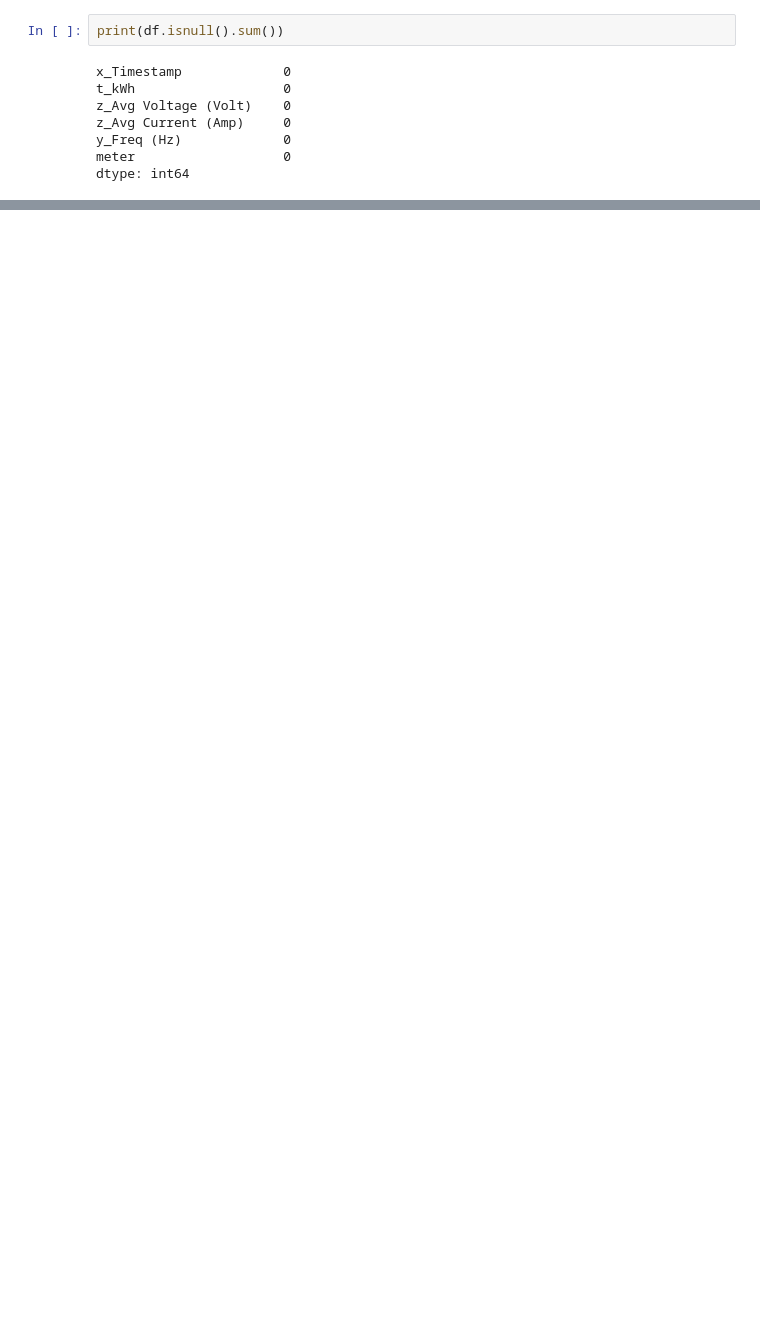
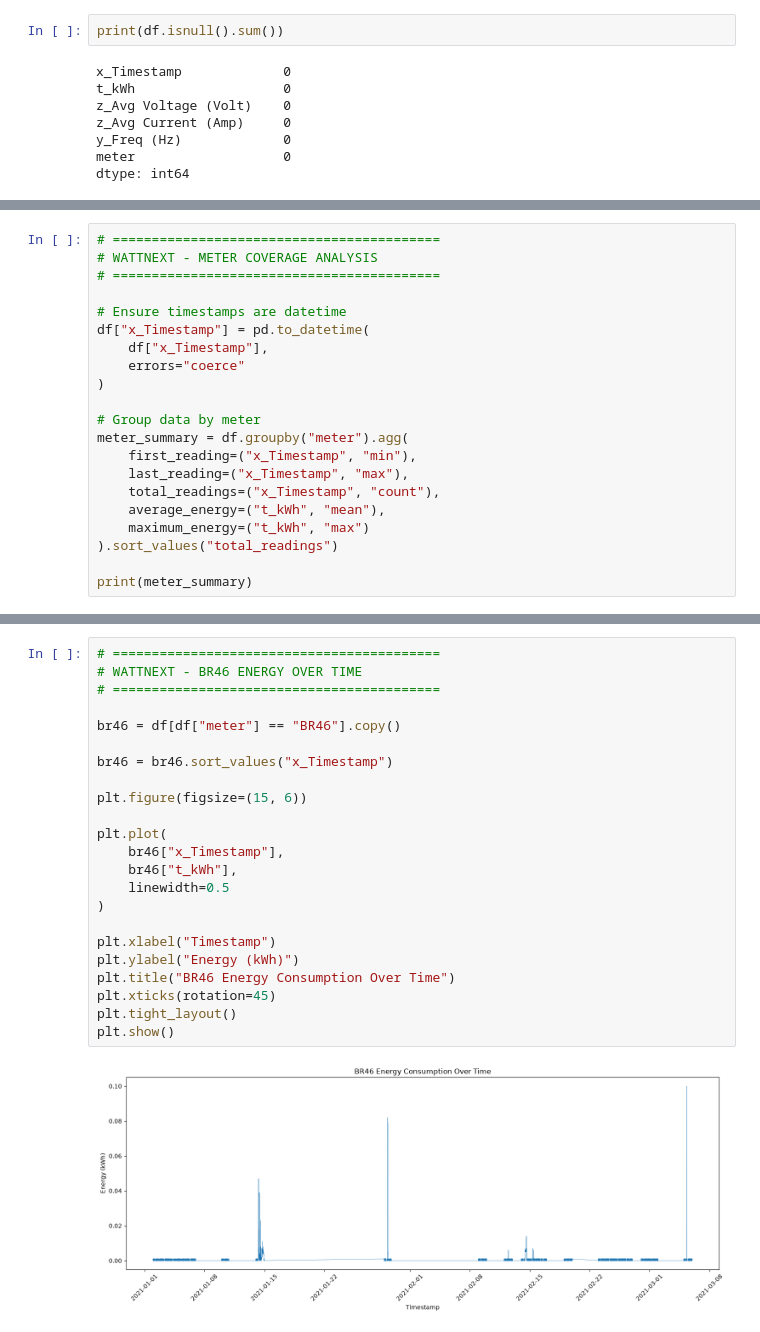
Before and after one commit to 00Raghav/WattNext, a Jupyter notebook: notebooks/01_explore_data.ipynb, the cells around one changed output, grey strips where cells are left out. Drawn from its saved outputs; the diff is of its cells as text; blank space fills up the shorter version.

```diff
--- a/notebooks/01_explore_data.ipynb
+++ b/notebooks/01_explore_data.ipynb
@@ -62,0 +191,21 @@ dtype: int64
+# %%
+# ==========================================
+# WATTNEXT - METER COVERAGE ANALYSIS
+# ==========================================
+
+# Ensure timestamps are datetime
+df["x_Timestamp"] = pd.to_datetime(
+    df["x_Timestamp"],
+    errors="coerce"
+)
+
+# Group data by meter
+meter_summary = df.groupby("meter").agg(
+    first_reading=("x_Timestamp", "min"),
+    last_reading=("x_Timestamp", "max"),
+    total_readings=("x_Timestamp", "count"),
+    average_energy=("t_kWh", "mean"),
+    maximum_energy=("t_kWh", "max")
+).sort_values("total_readings")
+
+print(meter_summary)
@@ -62,0 +869,25 @@ dtype: int64
+# %%
+# ==========================================
+# WATTNEXT - BR46 ENERGY OVER TIME
+# ==========================================
+
+br46 = df[df["meter"] == "BR46"].copy()
+
+br46 = br46.sort_values("x_Timestamp")
+
+plt.figure(figsize=(15, 6))
+
+plt.plot(
+    br46["x_Timestamp"],
+    br46["t_kWh"],
+    linewidth=0.5
+)
+
+plt.xlabel("Timestamp")
+plt.ylabel("Energy (kWh)")
+plt.title("BR46 Energy Consumption Over Time")
+plt.xticks(rotation=45)
+plt.tight_layout()
+plt.show()
+# %% [output]
+[figure, added]
```
Also changed, not shown: parts of 23 cells of this notebook, 1 other file.
